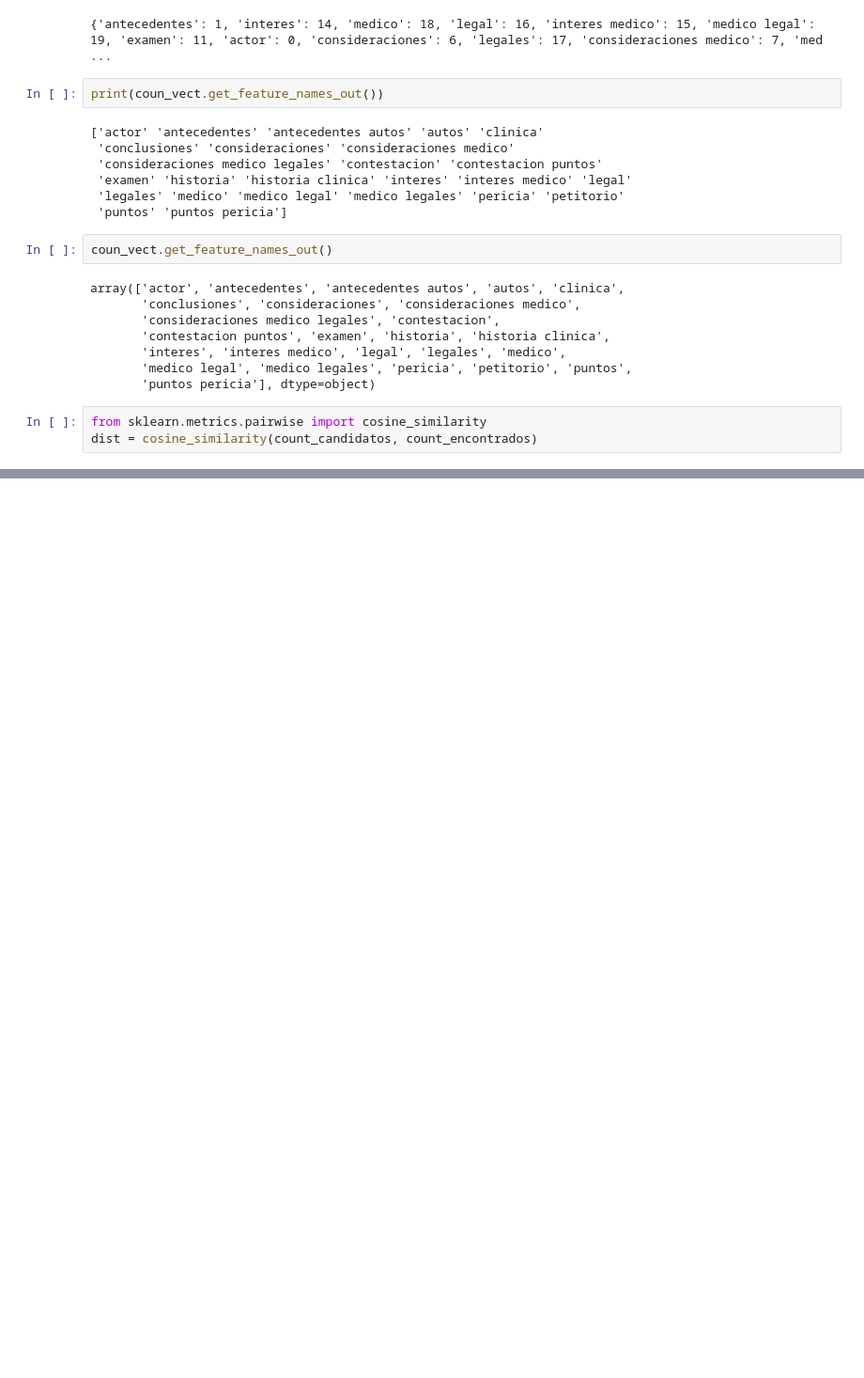
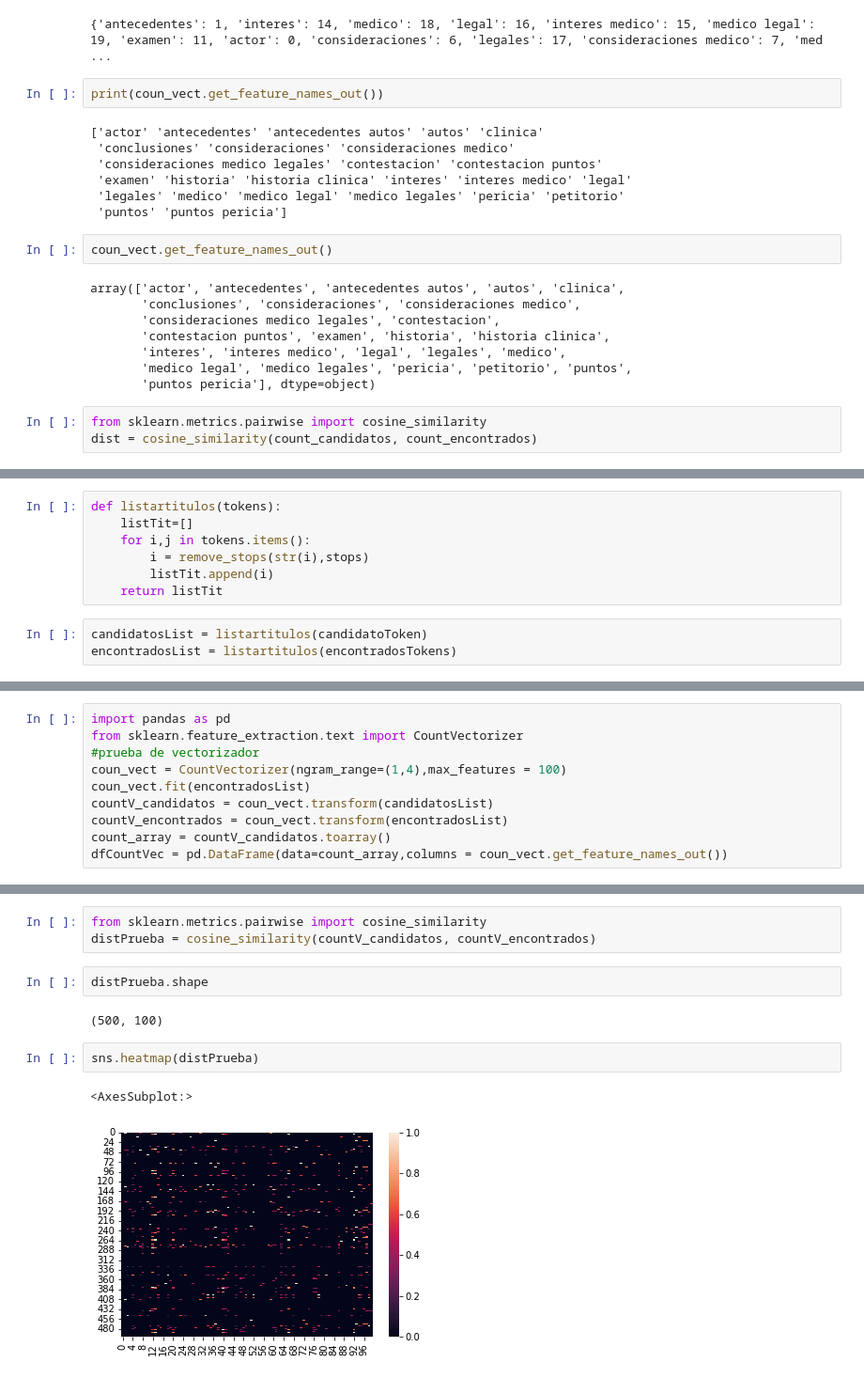
Before and after one commit to gaston411/Mi-Proyecto, a Jupyter notebook: tf-idf-prueba.ipynb, the cells around one changed output, grey strips where cells are left out. Shown: that part at 94% size. Drawn from its saved outputs; the diff is of its cells as text; blank space fills up the shorter version.

```diff
--- a/tf-idf-prueba.ipynb
+++ b/tf-idf-prueba.ipynb
@@ -212,0 +187,10 @@ df_candidatoEncontrado = pd.DataFrame(candidatoEncontrado, columns=['id','titulo
+# %%
+def listartitulos(tokens):
+    listTit=[]
+    for i,j in tokens.items():
+        i = remove_stops(str(i),stops)
+        listTit.append(i)
+    return listTit
+# %%
+candidatosList = listartitulos(candidatoToken)
+encontradosList = listartitulos(encontradosTokens)
@@ -212,0 +255,10 @@ df_candidatoEncontrado = pd.DataFrame(candidatoEncontrado, columns=['id','titulo
+# %%
+import pandas as pd
+from sklearn.feature_extraction.text import CountVectorizer
+#prueba de vectorizador
+coun_vect = CountVectorizer(ngram_range=(1,4),max_features = 100)
+coun_vect.fit(encontradosList)
+countV_candidatos = coun_vect.transform(candidatosList)
+countV_encontrados = coun_vect.transform(encontradosList)
+count_array = countV_candidatos.toarray()
+dfCountVec = pd.DataFrame(data=count_array,columns = coun_vect.get_feature_names_out())
@@ -212,0 +281,12 @@ df_candidatoEncontrado = pd.DataFrame(candidatoEncontrado, columns=['id','titulo
+# %%
+from sklearn.metrics.pairwise import cosine_similarity
+distPrueba = cosine_similarity(countV_candidatos, countV_encontrados)
+# %%
+distPrueba.shape
+# %% [output]
+(500, 100)
+# %%
+sns.heatmap(distPrueba)
+# %% [output]
+<AxesSubplot:>
+[figure, added]
```
Also changed, not shown: parts of 27 cells of this notebook.
